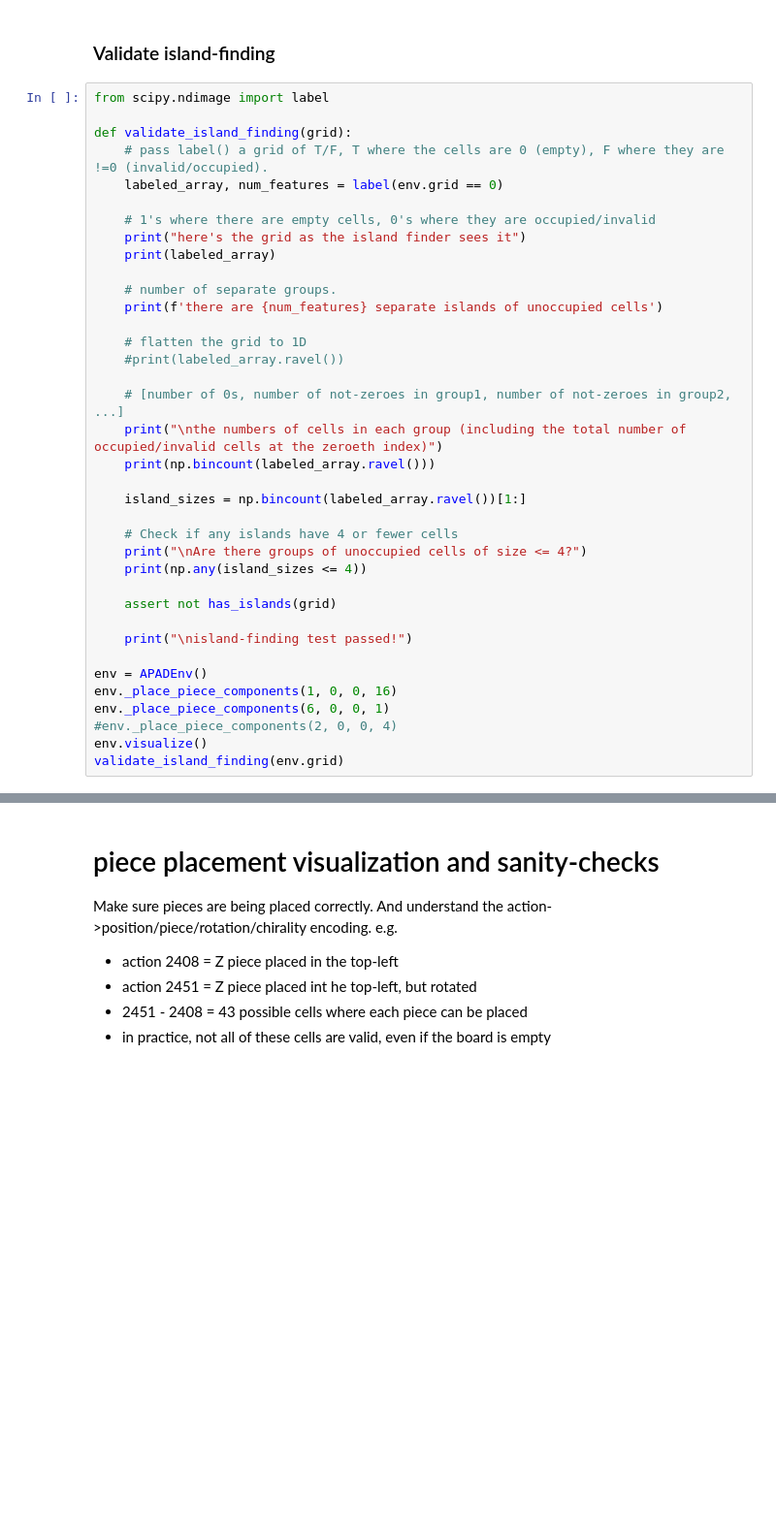
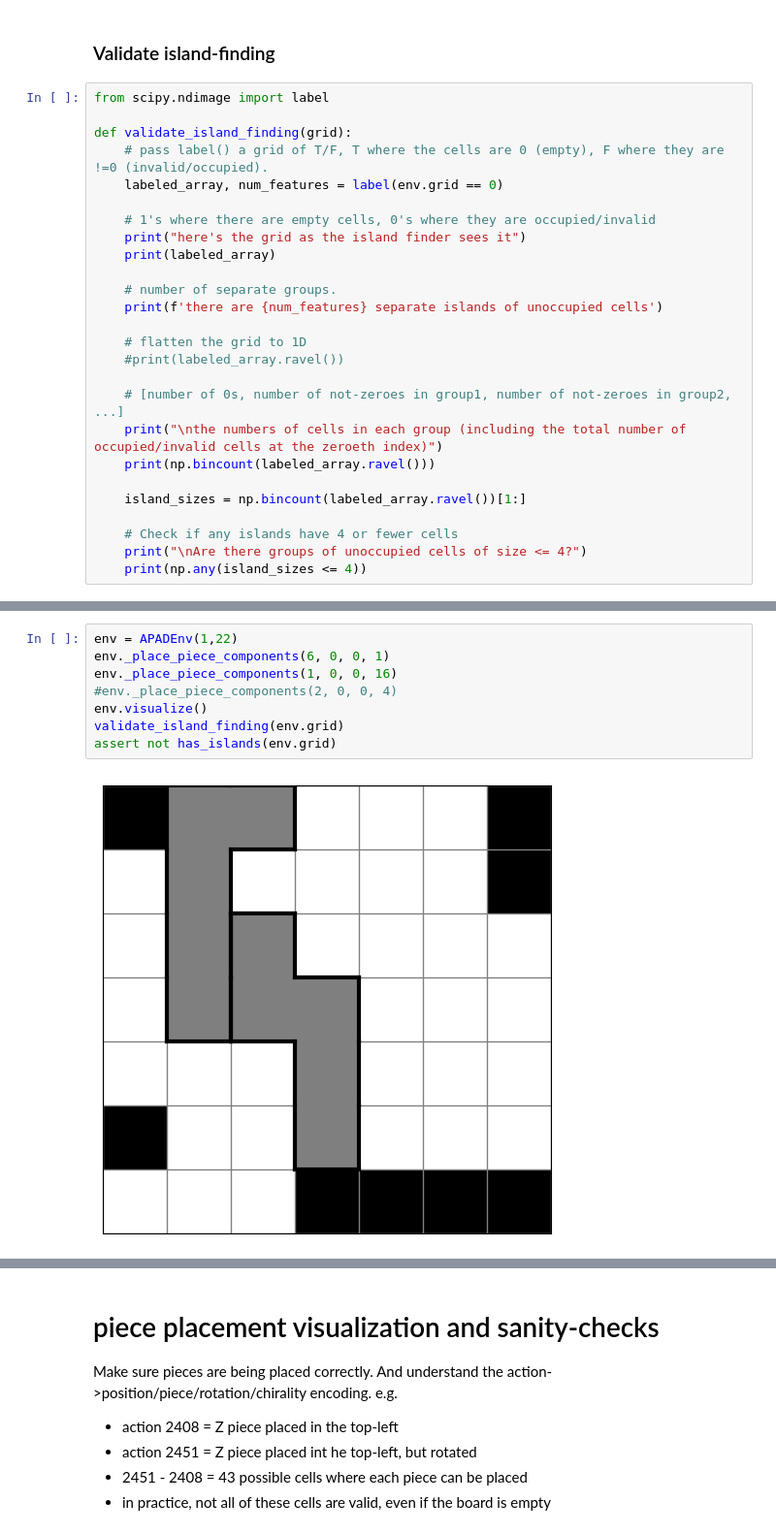
Before and after one commit to bamesserly/apad-puzzle-rl, a Jupyter notebook: apad_env_validation.ipynb, the cells around one changed output, grey strips where cells are left out. Shown: that part at 97% size. Drawn from its saved outputs; the diff is of its cells as text; blank space fills up the shorter version.

```diff
--- a/apad_env_validation.ipynb
+++ b/apad_env_validation.ipynb
@@ -114,14 +124,3 @@ def validate_island_finding(grid):
     # Check if any islands have 4 or fewer cells
     print("\nAre there groups of unoccupied cells of size <= 4?")
     print(np.any(island_sizes <= 4))
-
-    assert not has_islands(grid)
-
-    print("\nisland-finding test passed!")
-
-env = APADEnv()
-env._place_piece_components(1, 0, 0, 16)
-env._place_piece_components(6, 0, 0, 1)
-#env._place_piece_components(2, 0, 0, 4)
-env.visualize()
-validate_island_finding(env.grid)
@@ -146,0 +127,10 @@ island-finding test passed!
+# %%
+env = APADEnv(1,22)
+env._place_piece_components(6, 0, 0, 1)
+env._place_piece_components(1, 0, 0, 16)
+#env._place_piece_components(2, 0, 0, 4)
+env.visualize()
+validate_island_finding(env.grid)
+assert not has_islands(env.grid)
+# %% [output]
+[figure, added]
```
Also changed, not shown: parts of 11 cells of this notebook, 1 other file.
